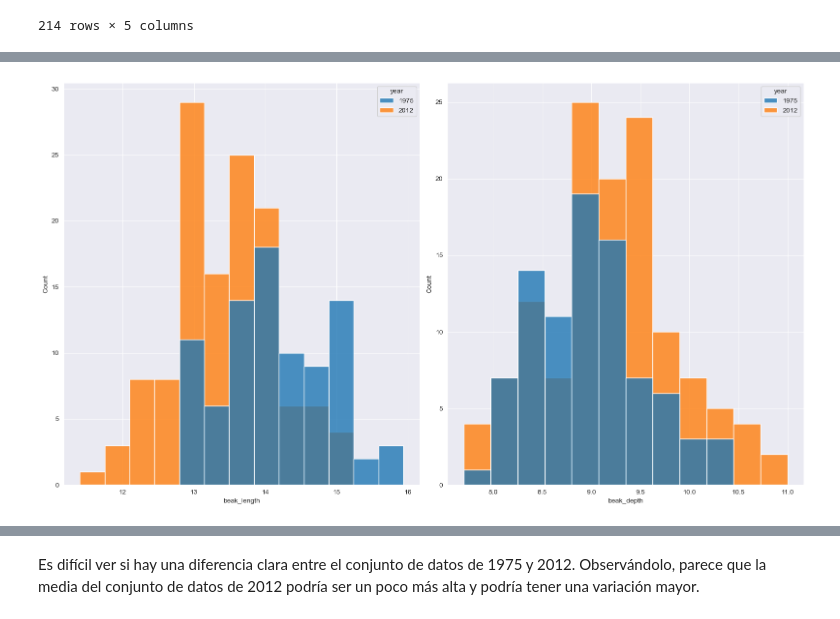
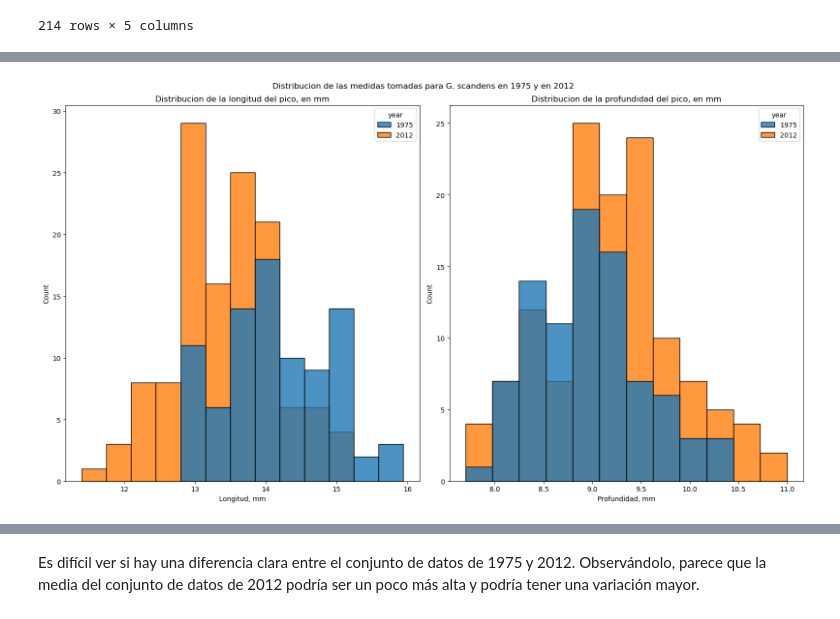
Before and after one commit to jmartingv/proyecto-probstats-mcd, a Jupyter notebook: proyecto.ipynb, the cells around one changed output, grey strips where cells are left out. Drawn from its saved outputs; the diff is of its cells as text; code cells hidden in the pictures.

```diff
--- a/proyecto.ipynb
+++ b/proyecto.ipynb
@@ -166,25 +194,33 @@ df_scandens[['beak_length','beak_depth']].describe()
 # %%
 df_scandens_plot = df_scandens.copy()
 df_scandens_plot = df_scandens_plot.drop(['band'], axis=1)
 
 fig, (ax1,ax2) = plt.subplots(nrows=1,ncols=2)
+
 fig.set_size_inches(16,9)
+fig.suptitle('Distribucion de las medidas tomadas para G. scandens en 1975 y en 2012')
 
 sns.histplot(x = 'beak_length',
              data = df_scandens_plot,
              hue = 'year',
              alpha = 0.8,
              palette=sns.color_palette("tab10",2),
              ax = ax1)
 
 sns.histplot(x = 'beak_depth',
              data = df_scandens_plot,
              hue = 'year',
              alpha = 0.8,
              palette=sns.color_palette("tab10",2),
              ax = ax2)
 
+ax1.title.set_text('Distribucion de la longitud del pico, en mm')
+ax2.title.set_text('Distribucion de la profundidad del pico, en mm')
+
+ax1.set_xlabel('Longitud, mm')
+ax2.set_xlabel('Profundidad, mm')
+
 plt.tight_layout()
 plt.show()
 # %% [output]
-[figure, old version]
+[figure, new version]
```
Also changed, not shown: parts of 29 cells of this notebook, 3 other files.
